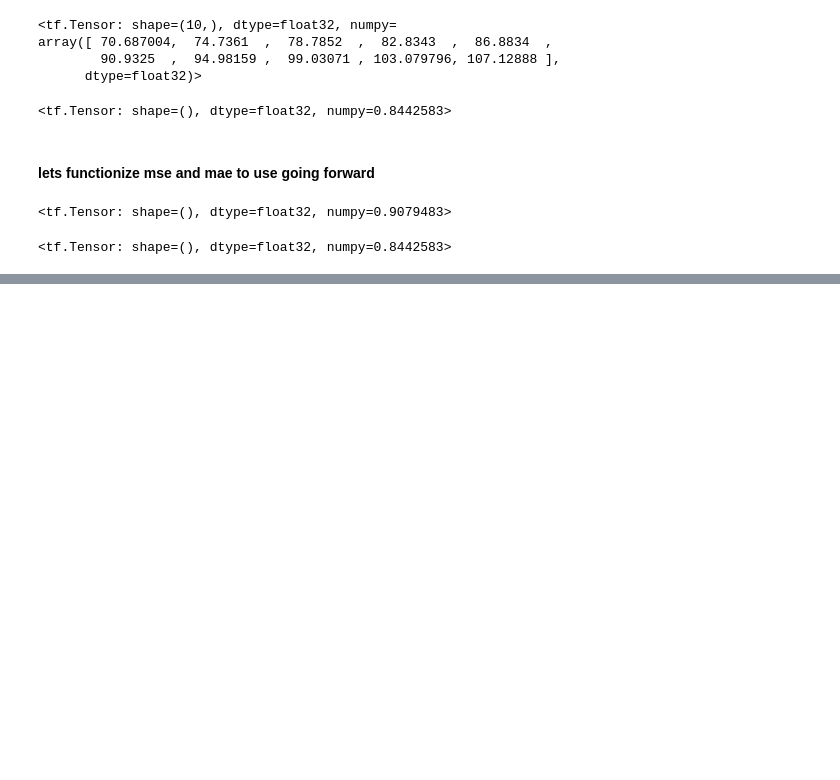
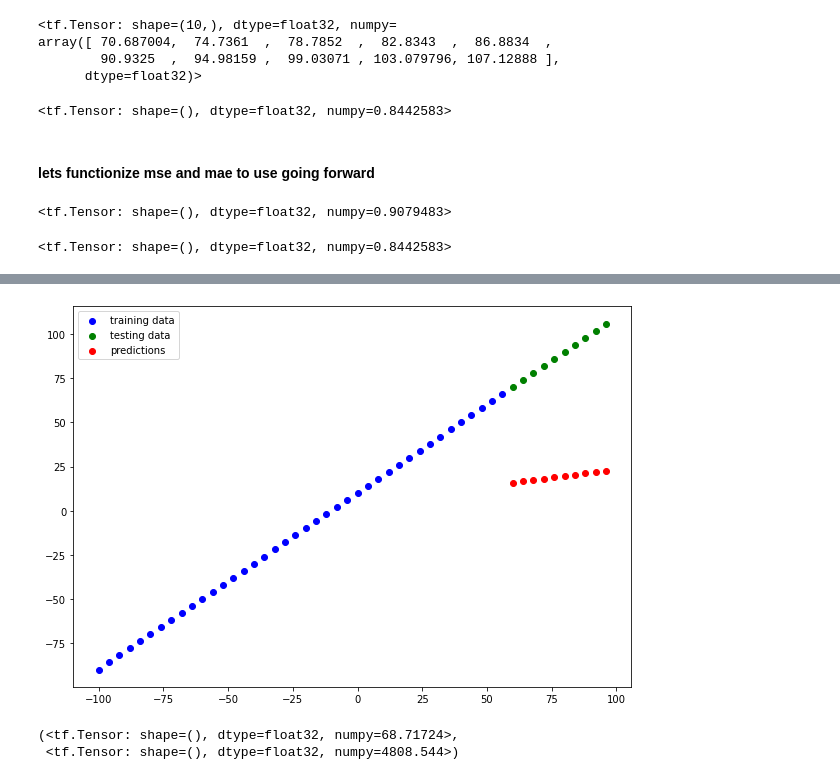
Before and after one commit to joelweber977/Python3_TF_Certificate, a Jupyter notebook: 01_neural_network_regression_JW.ipynb, the cells around one changed output, grey strips where cells are left out. Drawn from its saved outputs; the diff is of its cells as text; code cells hidden in the pictures; blank space fills up the shorter version.

```diff
--- a/01_neural_network_regression_JW.ipynb
+++ b/01_neural_network_regression_JW.ipynb
@@ -656,0 +872,3 @@ crap
+# %%
+#create prediction for model 3
+y_pred_3 = model_3.predict(X_test)
@@ -656,0 +893,18 @@ crap
+# %%
+#plot the predicted values vs train and test values
+plot_predictions(train_data = X_train, train_labels = y_train,
+                 test_data = X_test, test_labels = y_test,
+                predictions = y_pred_3)
+#woah, terrible results compared to model_1 and model_2
+#this is definately overtrained
+# %% [output]
+[figure, added]
+# %%
+#create evaluation metrics
+mae_3 = mae(y_test, y_pred_3)
+mse_3 = mse(y_test, y_pred_3)
+mae_3, mse_3
+#terrible results. this model is definately overtrained because of the 500 epochs
+# %% [output]
+(<tf.Tensor: shape=(), dtype=float32, numpy=68.71724>,
+ <tf.Tensor: shape=(), dtype=float32, numpy=4808.544>)
```
Also changed, not shown: parts of 36 cells of this notebook, 4 other files.
